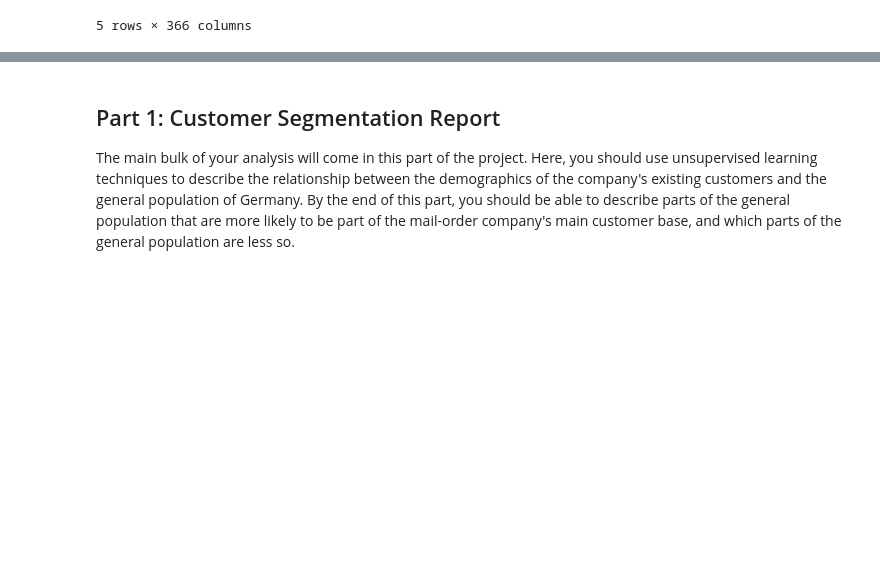
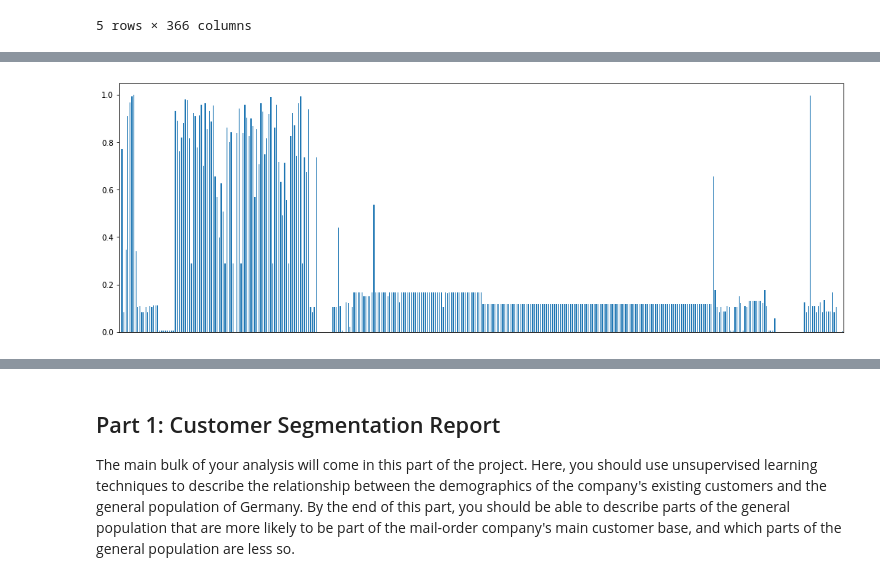
Before and after one commit to wanlipu/arvato, a Jupyter notebook: Arvato_Project_Workbook.ipynb, the cells around one changed output, grey strips where cells are left out. Cells and saved outputs as stored; diff of their text form; code cells hidden in the pictures; blank space fills up the shorter version.

Commit message:
add nan processing steps

```diff
--- a/Arvato_Project_Workbook.ipynb
+++ b/Arvato_Project_Workbook.ipynb
@@ -69,2 +114,2 @@ memory usage: 2.4+ GB
 # %%
-azdias_feature_summary = pd.read_csv('./data/AZDIAS_Feature_Summary.csv', sep=';')
+azdias_attribute_info = pd.read_csv('./data/AZDIAS_Attributes_Info.csv', sep=';')
@@ -86,0 +140,31 @@ azdias_feature_summary
+# %%
+class ProcessMissingValues(BaseEstimator, TransformerMixin):
+    def __init__(self, attr_info):
+        self.map = {}
+        for i in range(len(attr_info)):
+            missing_str = attr_info.missing_or_unknown[i]
+            missing_list = missing_str.strip('[]').split(',')
+            missing_list = [item for item in missing_list if item]
+            for j in range(len(missing_list)):
+                try:
+                    num = int(missing_list[j])
+                    missing_list.append(num)
+                except:
+                    continue
+            self.map[attr_info.attribute[i]] = missing_list
+
+
+    def fit(self, X, y=None):
+        return self
+
+    def transform(self, X, y=None):
+        X = X.copy()
+        for col_name in self.map:
+            print (f'replacing {col_name} missing values ... ')
+            for item in self.map[col_name]:
+                X.loc[X[col_name]==item, col_name]=np.nan
+        return X
+# %%
+# this step takes long to finish, the process results will be saved to a csv file
+process_missing_value = ProcessMissingValues(attr_info=azdias_attribute_info)
+azdias_nan = process_missing_value.fit_transform(azdias_orig)
@@ -89,0 +207,4 @@ azdias_feature_summary
+# %%
+nan_num = azdias_nan.isnull().sum(axis=0)
+nan_num_frac = nan_num / len(azdias_nan)
+nan_num_frac
@@ -89,0 +229,6 @@ azdias_feature_summary
+# %%
+nan_num_frac.plot(kind='bar', figsize=(17, 6))
+plt.xticks([])
+plt.show()
+# %% [output]
+[figure, added]
```
Also changed, not shown: parts of 20 cells of this notebook.
